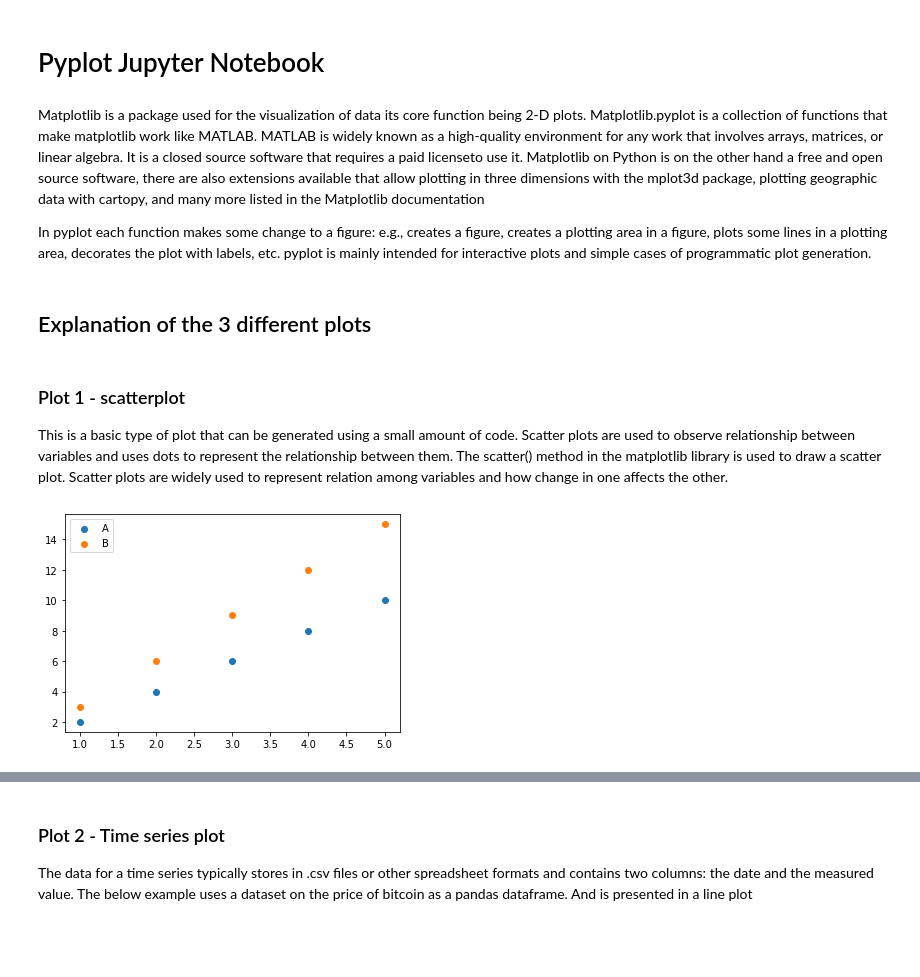
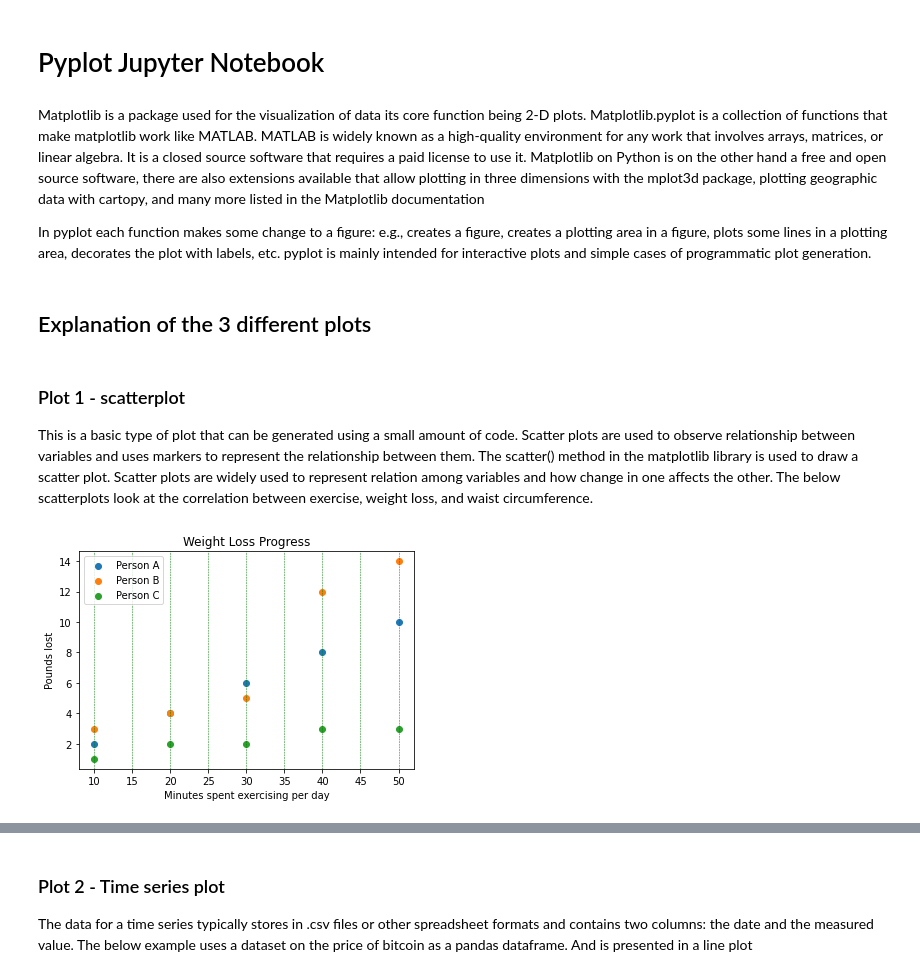
Before and after one commit to susehenry/Fundamentals-of-Data-Analysis, a Jupyter notebook: pyplot.ipynb, the cells around one changed output, grey strips where cells are left out. Cells and saved outputs as stored; diff of their text form; code cells hidden in the pictures; blank space fills up the shorter version.

Commit message:
update to scatter plots

```diff
--- a/pyplot.ipynb
+++ b/pyplot.ipynb
@@ -1,7 +1,7 @@
 # %% [markdown]
  #  Pyplot Jupyter Notebook
 # %% [markdown]
-Matplotlib is a package used for the visualization of data its core function being 2-D plots. Matplotlib.pyplot is a collection of functions that make matplotlib work like MATLAB. MATLAB is widely known as a high-quality environment for any work that involves arrays, matrices, or linear algebra. It is a closed source software that requires a paid licenseto use it. Matplotlib on Python is on the other hand a free and open source software, there are also extensions available that allow plotting in three dimensions with the mplot3d package, plotting geographic data with cartopy, and many more listed in the Matplotlib documentation
+Matplotlib is a package used for the visualization of data its core function being 2-D plots. Matplotlib.pyplot is a collection of functions that make matplotlib work like MATLAB. MATLAB is widely known as a high-quality environment for any work that involves arrays, matrices, or linear algebra. It is a closed source software that requires a paid license to use it. Matplotlib on Python is on the other hand a free and open source software, there are also extensions available that allow plotting in three dimensions with the mplot3d package, plotting geographic data with cartopy, and many more listed in the Matplotlib documentation
 
 In pyplot each function makes some change to a figure: e.g., creates a figure, creates a plotting area in a figure, plots some lines in a plotting area, decorates the plot with labels, etc. pyplot is mainly intended for interactive plots and simple cases of programmatic plot generation.
 # %%
@@ -15,19 +15,36 @@ import pandas as pd
 # %% [markdown]
 ### Plot 1 - scatterplot
 
-This is a basic type of plot that can be generated using a small amount of code. Scatter plots are used to observe relationship between variables and uses dots to represent the relationship between them. The scatter() method in the matplotlib library is used to draw a scatter plot. Scatter plots are widely used to represent relation among variables and how change in one affects the other.
+This is a basic type of plot that can be generated using a small amount of code. Scatter plots are used to observe relationship between variables and uses markers to represent the relationship between them. The scatter() method in the matplotlib library is used to draw a scatter plot. Scatter plots are widely used to represent relation among variables and how change in one affects the other. The below scatterplots look at the correlation between exercise, weight loss, and waist circumference.
 # %%
-#plot 1 code
-x =  [1,2,3,4,5]
+#plot 1
+# simple scatter plot showing 3 variables
+
+# define data
+x =  [10,20,30,40,50]
 y1 = [2,4,6,8,10]
-y2 = [3,6,9,12,15]
+y2 = [3,4,5,12,14]
+y3 = [1,2,2,3,3]
 
-# depict illustration
+# depict illustration, using default blue and orange and default dot marker
 plt.scatter(x, y1)
 plt.scatter(x,y2)
+plt.scatter (x, y3)
 
-# apply legend()
-plt.legend(["A" , "B"])
+# set axis labels
+plt.xlabel ("Minutes spent exercising per day")
+plt.ylabel ("Pounds lost")
+
+#set plot title
+plt.title ("Weight Loss Progress")
+
+# apply legend
+plt.legend(["Person A" , "Person B", "Person C"], loc='upper left')
+
+# add grid to x axis, set colour, line style and width
+plt.grid(axis = "x", linestyle = '--', c='g', linewidth = 0.5)
+
+
 plt.show()
 # %% [output]
-[figure, old version]
+[figure, new version]
```
Also changed, not shown: parts of 3 cells of this notebook.
